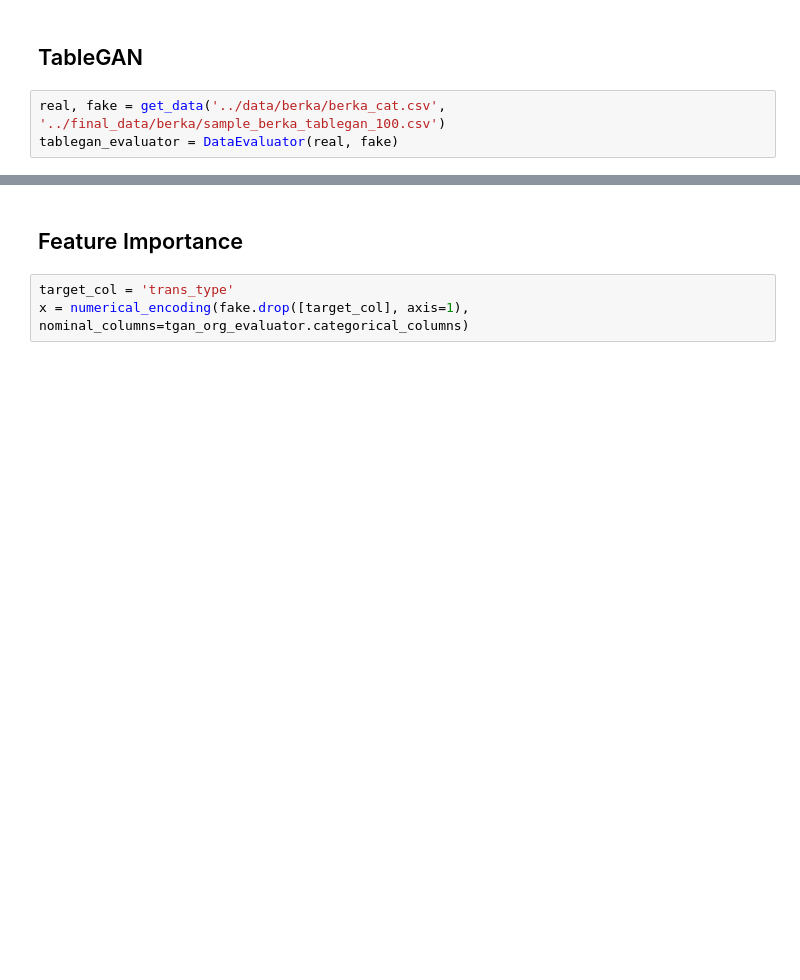
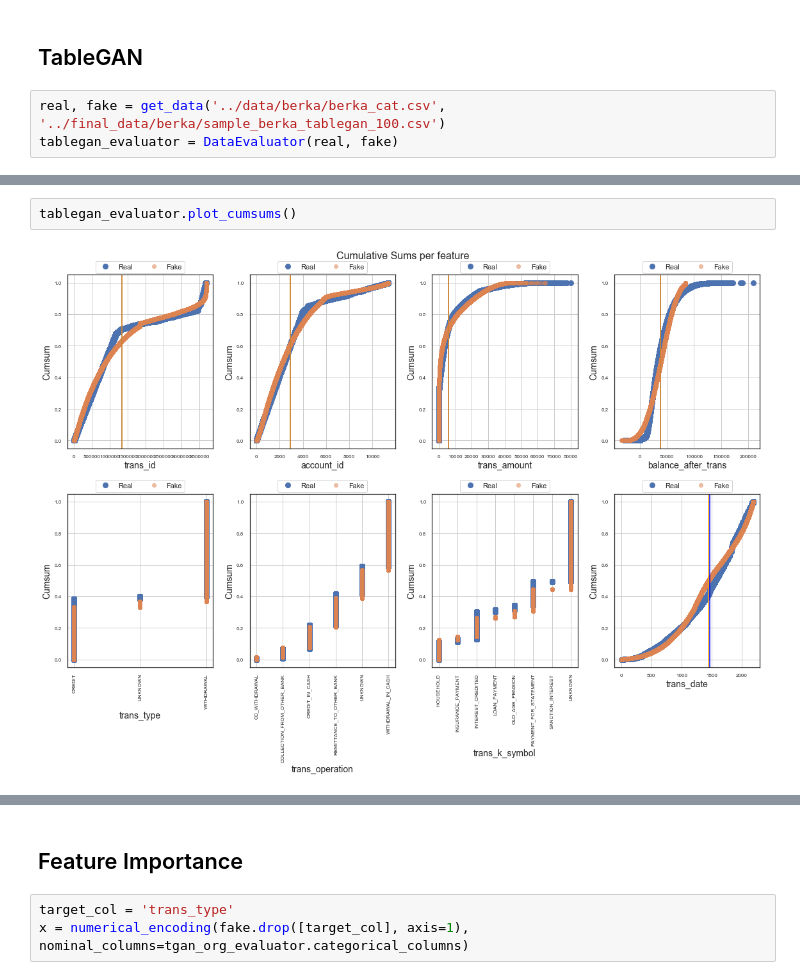
Before and after one commit to Baukebrenninkmeijer/TGAN, a Jupyter notebook: data_comparison_berka.ipynb, the cells around one changed output, grey strips where cells are left out. Drawn from its saved outputs; the diff is of its cells as text; blank space fills up the shorter version.

```diff
--- a/data_comparison_berka.ipynb
+++ b/data_comparison_berka.ipynb
@@ -77,2 +201,6 @@ tablegan_evaluator.evaluate(target_col='trans_type', verbose=True)
+# %%
+tablegan_evaluator.plot_cumsums()
+# %% [output]
+[figure, added]
 # %%
 tablegan_evaluator.visual_evaluation(annot=False)
```
Also changed, not shown: parts of 12 cells of this notebook, 3 other files.
